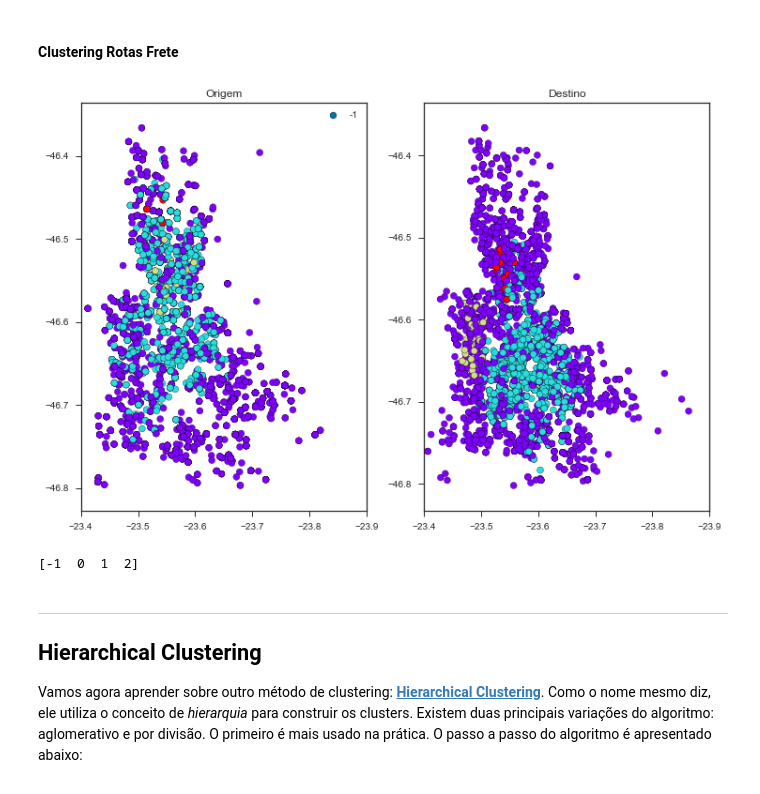
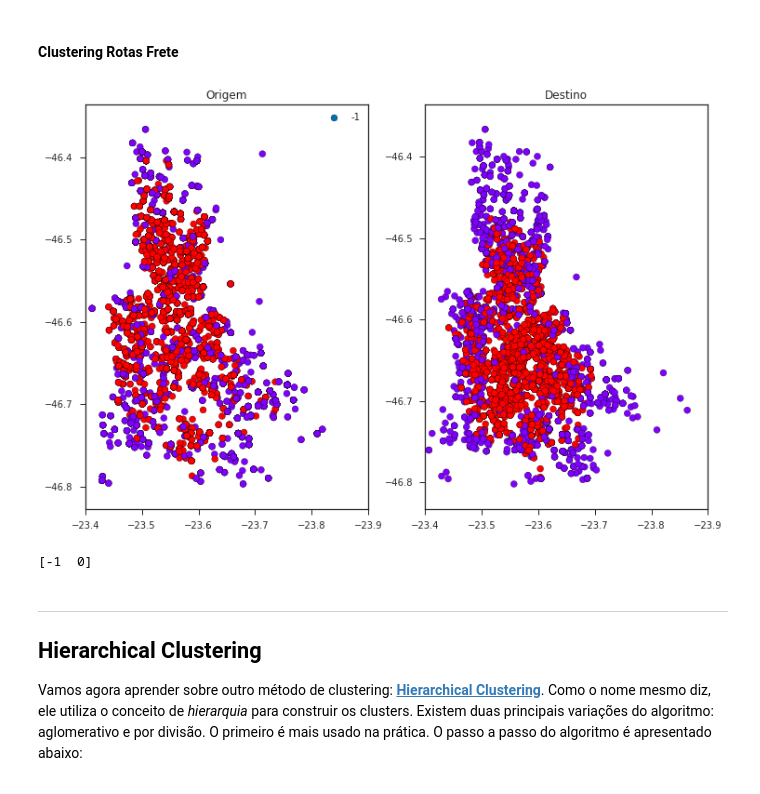
Before and after one commit to somostera/dsc_fev2018, a Jupyter notebook: 29-unsupervised-learning-clustering/notebook/aula_tera_clustering.ipynb, the cells around one changed output. Saved outputs shown, nothing was run; the diff lists cells and outputs as text; code cells hidden in the pictures.

```diff
--- a/29-unsupervised-learning-clustering/notebook/aula_tera_clustering.ipynb
+++ b/29-unsupervised-learning-clustering/notebook/aula_tera_clustering.ipynb
@@ -408,39 +506,39 @@ print(np.unique(labels))
 # %% [markdown]
 #### Clustering Rotas Frete
 # %%
-dbscan = DBSCAN(eps=0.53, min_samples=30, metric='euclidean')
+dbscan = DBSCAN(eps=0.6, min_samples=30, metric='euclidean')
 
 X = df_route[['latitude_origem','longitude_origem','latitude_destino','longitude_destino']].values
 
 X_scaled = StandardScaler().fit_transform(X)
 
 labels = dbscan.fit_predict(X_scaled)
 
 ax1 = plt.subplot(1,2,1)
 ax1.set_title('Origem')
 plt.scatter(x=X[:,0],
             y=X[:,1],
             c=labels,
             edgecolor='k',
             cmap='rainbow')
 ax1.set_xlim((-23.4,-23.9))
 
 ax2 = plt.subplot(1,2,2)
 ax2.set_title('Destino')
 plt.scatter(x=X[:,2],
             y=X[:,3],
             c=labels,
             edgecolor='k',
             cmap='rainbow')
 ax2.set_xlim((-23.4,-23.9))
 
 ax1.legend(labels)
 plt.show()
 
 print(np.unique(dbscan.labels_))
 # %% [output]
-[figure, old version]
+[figure, new version]
-[-1  0  1  2]
+[-1  0]
 # %% [markdown]
 ---
 ## Hierarchical Clustering
```
Also changed, not shown: parts of 36 cells of this notebook, 1 other file.
